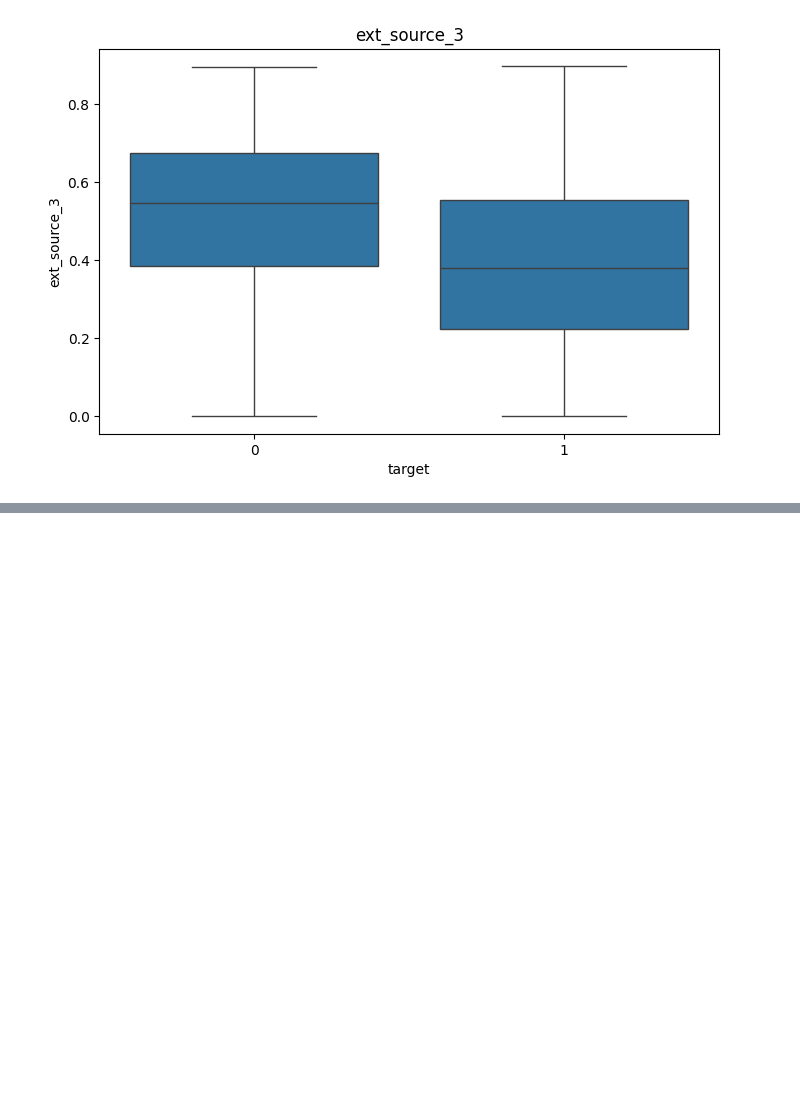
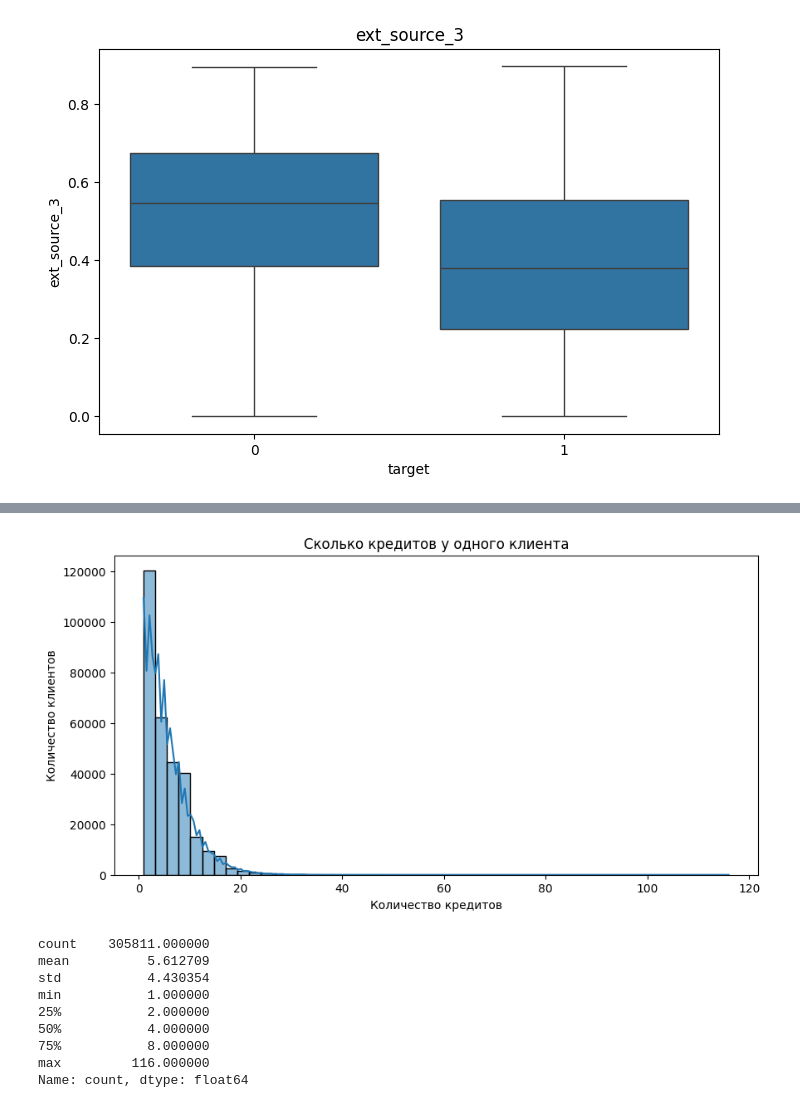
Before and after one commit to malakhovs04/Home-Credit-Default-Risk, a Jupyter notebook: check_tables.ipynb, the cells around one changed output, grey strips where cells are left out. Saved outputs shown, nothing was run; the diff lists cells and outputs as text; code cells hidden in the pictures; blank space fills up the shorter version.

Commit message:
working with a table bruean (df_bruean)

```diff
--- a/check_tables.ipynb
+++ b/check_tables.ipynb
@@ -297,3 +299,17 @@ plt.title(columns)
 plt.show()
 # %% [output]
 [figure]
+# %%
+df_bruean = pd.read_csv("data//bureau.csv")
+df_bruean_b = pd.read_csv("data//bureau_balance.csv")
+df_p_c = pd.read_csv("data//POS_CASH_balance.csv")
+df_c_c = pd.read_csv("data//credit_card_balance.csv")
+df_p_a = pd.read_csv("data//previous_application.csv")
+df_i_p = pd.read_csv("data//installments_payments.csv")
+# %%
+df_bruean.columns = df_bruean.columns.str.lower()
+df_bruean_b.columns = df_bruean_b.columns.str.lower()
+df_p_c.columns = df_p_c.columns.str.lower()
+df_c_c.columns = df_c_c.columns.str.lower()
+df_p_a.columns = df_p_a.columns.str.lower()
+df_i_p = df_i_p.columns.str.lower()
@@ -299,0 +390,21 @@ plt.show()
+# %%
+credits_per_client = df_bruean['sk_id_curr'].value_counts()
+plt.figure(figsize=(10, 5))
+sns.histplot(credits_per_client, bins=50, kde=True)
+plt.title('Сколько кредитов у одного клиента')
+plt.xlabel('Количество кредитов')
+plt.ylabel('Количество клиентов')
+plt.show()
+
+credits_per_client.describe().T
+# %% [output]
+[figure, added]
+count    305811.000000
+mean          5.612709
+std           4.430354
+min           1.000000
+25%           2.000000
+50%           4.000000
+75%           8.000000
+max         116.000000
+Name: count, dtype: float64
```
Also changed, not shown: parts of 8 cells of this notebook.
